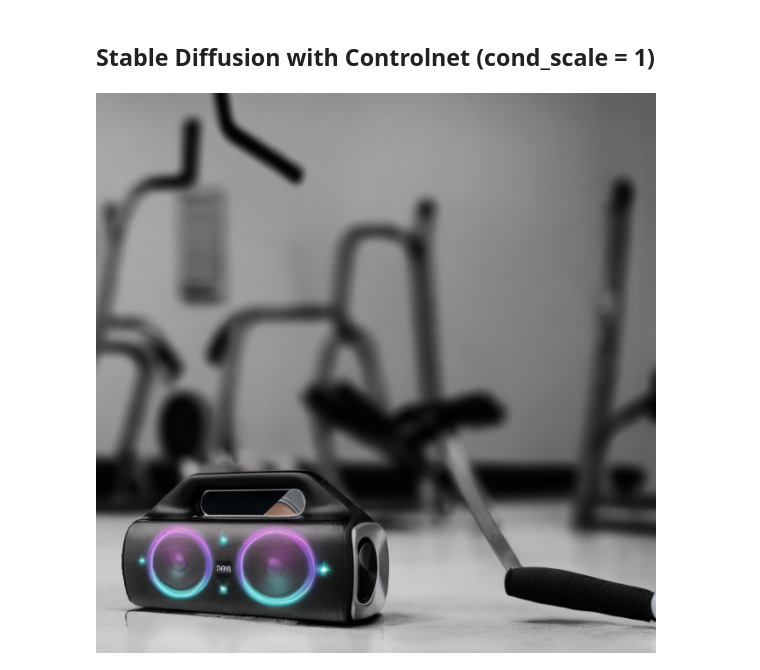
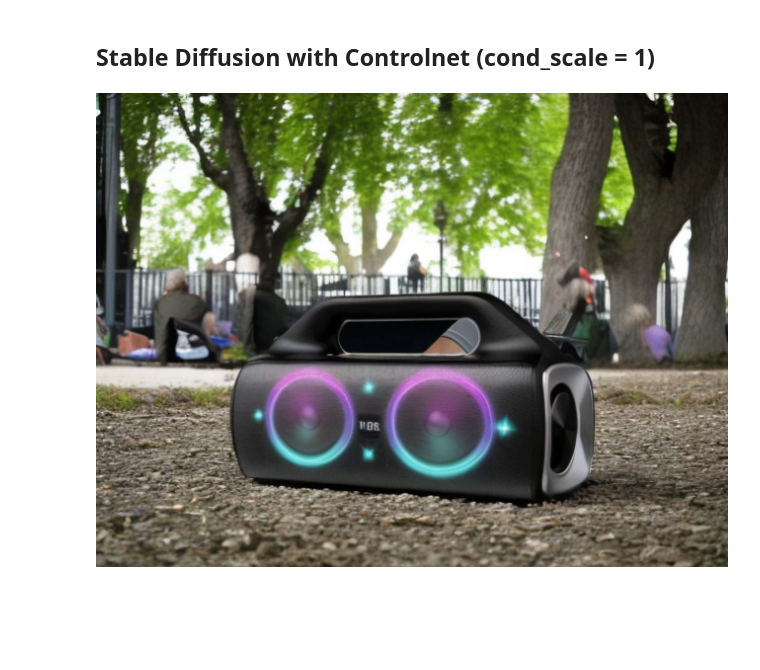
Before and after one commit to jungletada/ReGe, a Jupyter notebook: inference.ipynb, the cells around one changed output. Saved outputs shown, nothing was run; the diff lists cells and outputs as text; code cells hidden in the pictures; blank space fills up the shorter version.

```diff
--- a/inference.ipynb
+++ b/inference.ipynb
@@ -139,8 +137,8 @@ model = efficient_sam_model_registry[model_type](checkpoint=osp.join(f'{sam_weig
 # %% [markdown]
 ### Efficient SAM
 # %%
-input_points = torch.tensor([[[[254, 580], [56, 499], [182,464]]]])
-input_labels = torch.tensor([[[1, 1, 0]]])
+input_points = torch.tensor([[[[56, 499], [310, 580]]]])
+input_labels = torch.tensor([[[1, 1]]])
 plt.figure(figsize=(5,5))
 sample_image_np = np.array(img)
 plt.imshow(sample_image_np)
@@ -152,5 +172,4 @@ plt.axis('on')
 # %%
-print(f'使用{model_type}进行推理 ')
 sample_image_tensor = transforms.ToTensor()(sample_image_np)
 
 predicted_logits, predicted_iou = model(
@@ -165,9 +184,5 @@ predicted_logits = torch.take_along_dim(
 )
 
 bin_mask = torch.ge(predicted_logits[0, 0, 0, :, :], 0).cpu().detach().numpy()
-mask = np.where(bin_mask, 255, 0).astype(np.uint8)
-mask = Image.fromarray(mask , 'L')
-mask = ImageOps.invert(mask)
 
-seed = 13
-prompt = "A radio is palced in gym in shades of grey"
+cropped_image = get_crop_image_mask(sample_image_np, bin_mask)
@@ -200,0 +191,13 @@ sd2_image
+# %%
+canvas_size = (480, 640)  # Example canvas size
+scale_factor = 1.2  # Example scaling factor
+rotation_angle = 0  # Example rotation angle in degrees
+translation_xy = (0, 40)  # Example translation (x, y)
+
+# Perform transformations and get the final image and mask
+img_geo, mask = create_canvas_and_transform_image(
+    cropped_image, canvas_size, scale_factor, rotation_angle, translation_xy)
+
+img_geo = cv2.cvtColor(img_geo, cv2.COLOR_BGRA2RGBA)
+plt.imshow(img_geo)
+plt.show()
@@ -200,0 +208,7 @@ sd2_image
+# %%
+prompt = "radio in the park"
+mask = np.where(mask, 255, 0).astype(np.uint8)
+mask = Image.fromarray(mask , 'L')
+mask = ImageOps.invert(mask)
+
+mask
@@ -201,21 +217,32 @@ sd2_image
 # %% [markdown]
 ## Stable Diffusion with Controlnet (cond_scale = 1)
 # %%
+seed = 68
 generator = torch.Generator(device='cuda').manual_seed(seed)
 cond_scale = 1.0
+img_geo = Image.fromarray(img_geo)
+
 with torch.autocast("cuda"):
     controlnet_image = pipeline(
         prompt=prompt,
-        image=img,
+        image=img_geo,
         mask_image=mask,
         control_image=mask,
         num_images_per_prompt=1,
         generator=generator,
         num_inference_steps=20,
         guess_mode=False,
         controlnet_conditioning_scale=cond_scale
     ).images[0]
 
+# controlnet_image
+
+mask_image = mask.convert('1')
+mask_image = ImageOps.invert(mask_image)
+
+# 使用paste方法，根据mask覆盖掉ctrl_img中对应区域的像素
+controlnet_image.paste(img, (0, 0), mask_image)
+
 controlnet_image
 # %% [output]
-[figure, old version]
+[figure, new version]
```
Also changed, not shown: parts of 14 cells of this notebook, 2 other files.
